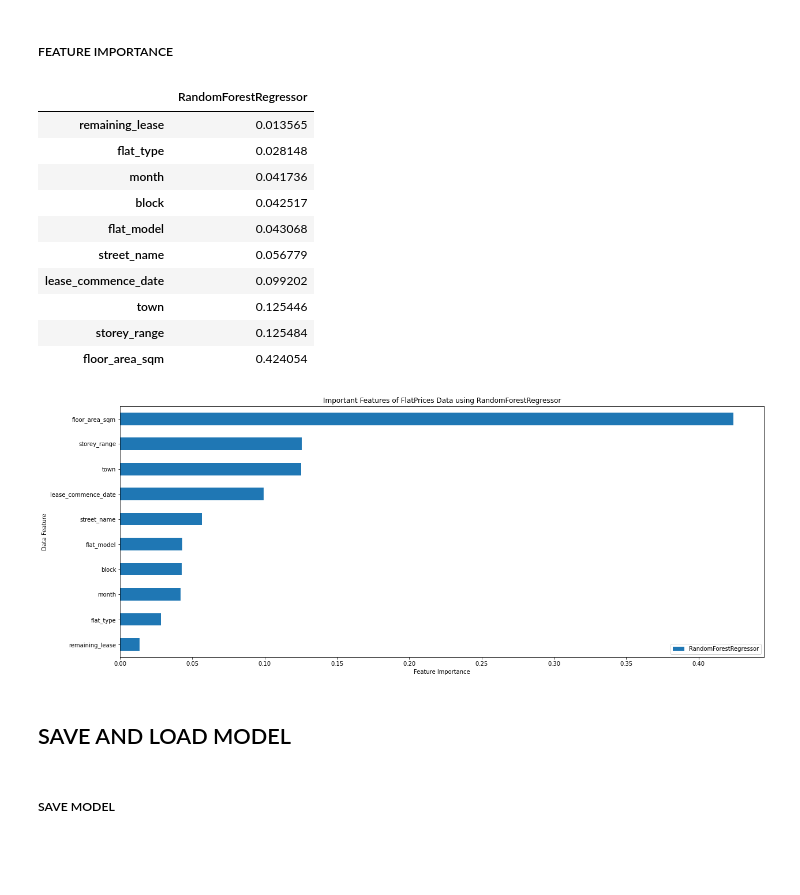
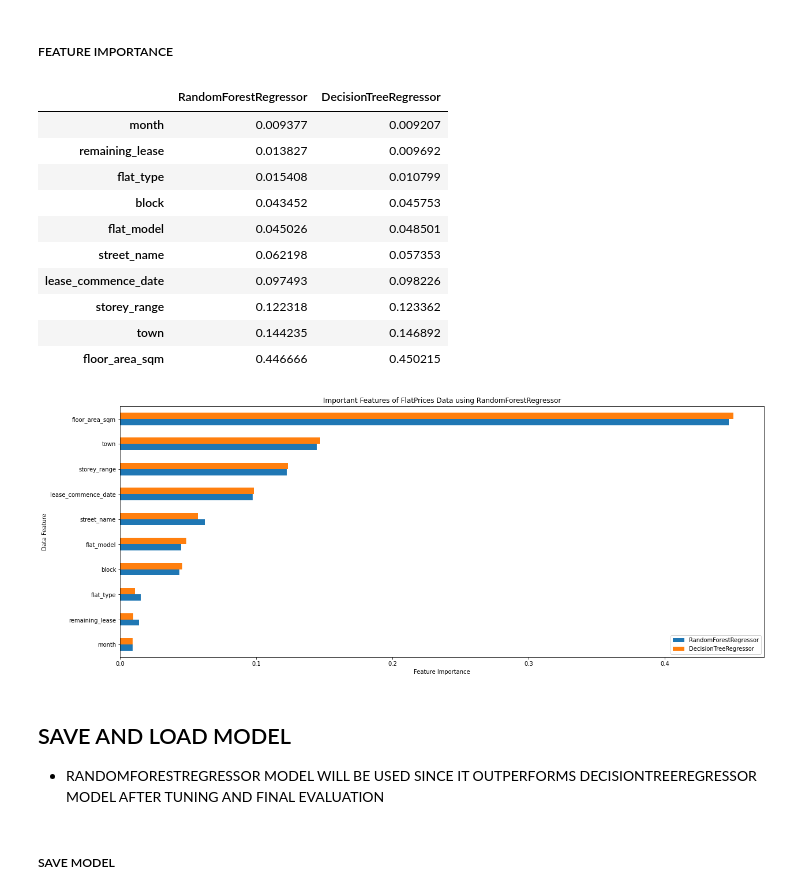
Before and after one commit to jaredpek/Resale-Flat-Prices-Regression-Model, a Jupyter notebook: FlatPricesModel.ipynb, the cells around one changed output. Cells and saved outputs as stored; diff of their text form; code cells hidden in the pictures; blank space fills up the shorter version.

```diff
--- a/FlatPricesModel.ipynb
+++ b/FlatPricesModel.ipynb
@@ -21,9 +20,8 @@ pd.set_option('display.width', 1000000000)
 # %% [markdown]
 ##### IMPORT DATA
 # %%
-np.random.seed(randomseed)
 flatPrices = pd.read_csv('flat-prices-new.csv')
-flatPrices = flatPrices.drop(flatPrices.columns[0], axis=1).sample(frac=1)
+flatPrices = flatPrices.drop([flatPrices.columns[0]], axis=1)
 print(flatPrices)
 flatPrices.info()
 # %% [output]
@@ -101,3 +94,10 @@ X_train, X_test, y_train, y_test = train_test_split(X, y, test_size=0.2)
+# %%
+train_end = int(len(flatPrices) * 0.7)
+valid_end = int(len(flatPrices) * 0.85)
+
+X_train, y_train = flatPrices[:train_end].drop('resale_price', axis=1), flatPrices[:train_end]['resale_price']
+X_valid, y_valid = flatPrices[train_end:valid_end].drop('resale_price', axis=1), flatPrices[train_end:valid_end]['resale_price']
+X_test, y_test = flatPrices[valid_end:].drop('resale_price', axis=1), flatPrices[valid_end:]['resale_price']
 # %% [markdown]
 ## TRAIN AND CONDUCT INITIAL MODEL TEST
 # %% [markdown]
@@ -207,10 +214,11 @@ R2 Score                                     0.961582               0.923737
 # %%
-gs_randForest_grid = {'n_estimators': [500, 600, 700, 800, 900],
-                      'max_features': ['auto', 'sqrt'],
-                      'max_depth': [35, 39, 45],
-                      'min_samples_split': [2, 3, 4],
-                      'min_samples_leaf': [1, 3, 5],
-                      'bootstrap': [True, False]}
+gs_randForest_grid = {'n_estimators': [300],
+                      'max_features': ['sqrt'],
+                      'max_depth': [44],
+                      'min_samples_split': [2],
+                      'min_samples_leaf': [1],
+                      'bootstrap': [False]}
+
 gs_randForest = GridSearchCV(estimator=initial_models['RandomForestRegressor'],
                              param_grid=gs_randForest_grid,
                              cv=5,
@@ -234,10 +262,11 @@ n_estimators                        700
 # %%
-gs_decTreeReg_grid={"splitter": ["best", "random"],
-                    "max_depth" : [None, 1, 3, 5],
-                    "min_samples_leaf": [1, 3, 5, 7],
-                    "min_weight_fraction_leaf": [0.0001, 0.000013, 0.00017],
-                    "max_features": ["auto", "sqrt"],
-                    "max_leaf_nodes": [None, 10, 40, 80]}
+gs_decTreeReg_grid={'splitter': ['best'],
+                    'max_depth' : [None],
+                    'min_samples_leaf': [3],
+                    'min_weight_fraction_leaf': [0],
+                    'max_features': ['auto'],
+                    'max_leaf_nodes': [None]}
+
 gs_decTreeReg = GridSearchCV(estimator=initial_models['DecisionTreeRegressor'],
                              param_grid=gs_decTreeReg_grid,
                              cv=5,
@@ -287,27 +348,29 @@ R2 Score                                     0.961941               0.932301
 # %% [markdown]
 ##### FEATURE IMPORTANCE
 # %%
-featImptData = {'RandomForestRegressor': initial_models['RandomForestRegressor'].feature_importances_,}
+featImptData = {'RandomForestRegressor': initial_models['RandomForestRegressor'].feature_importances_,
+                'DecisionTreeRegressor': initial_models['DecisionTreeRegressor'].feature_importances_}
 featImptFig, featImptAx = plt.subplots(figsize=(20, 8))
-featImpt = pd.DataFrame(featImptData, index=list(X.columns)).sort_values('RandomForestRegressor')
+featImpt = pd.DataFrame(featImptData, index=list(X_train.columns)).sort_values('RandomForestRegressor')
 featImpt.plot.barh(ax=featImptAx)
 featImptAx.set(xlabel='Feature Importance', ylabel='Data Feature', title='Important Features of FlatPrices Data using RandomForestRegressor');
 featImpt
 # %% [output]
-|  | RandomForestRegressor |
-| remaining_lease | 0.013565 |
-| flat_type | 0.028148 |
-| month | 0.041736 |
-| block | 0.042517 |
-| flat_model | 0.043068 |
-| street_name | 0.056779 |
-| lease_commence_date | 0.099202 |
-| town | 0.125446 |
-| storey_range | 0.125484 |
-| floor_area_sqm | 0.424054 |
+|  | RandomForestRegressor | DecisionTreeRegressor |
+| month | 0.009377 | 0.009207 |
+| remaining_lease | 0.013827 | 0.009692 |
+| flat_type | 0.015408 | 0.010799 |
+| block | 0.043452 | 0.045753 |
+| flat_model | 0.045026 | 0.048501 |
+| street_name | 0.062198 | 0.057353 |
+| lease_commence_date | 0.097493 | 0.098226 |
+| storey_range | 0.122318 | 0.123362 |
+| town | 0.144235 | 0.146892 |
+| floor_area_sqm | 0.446666 | 0.450215 |
-[figure, old version]
+[figure, new version]
-# %% [markdown]
-## SAVE AND LOAD MODEL
+# %% [markdown]
+## SAVE AND LOAD MODEL
+- RANDOMFORESTREGRESSOR MODEL WILL BE USED SINCE IT OUTPERFORMS DECISIONTREEREGRESSOR MODEL AFTER TUNING AND FINAL EVALUATION
 # %% [markdown]
 ##### SAVE MODEL
 # %%
```
Also changed, not shown: parts of 22 cells of this notebook, 1 other file.
